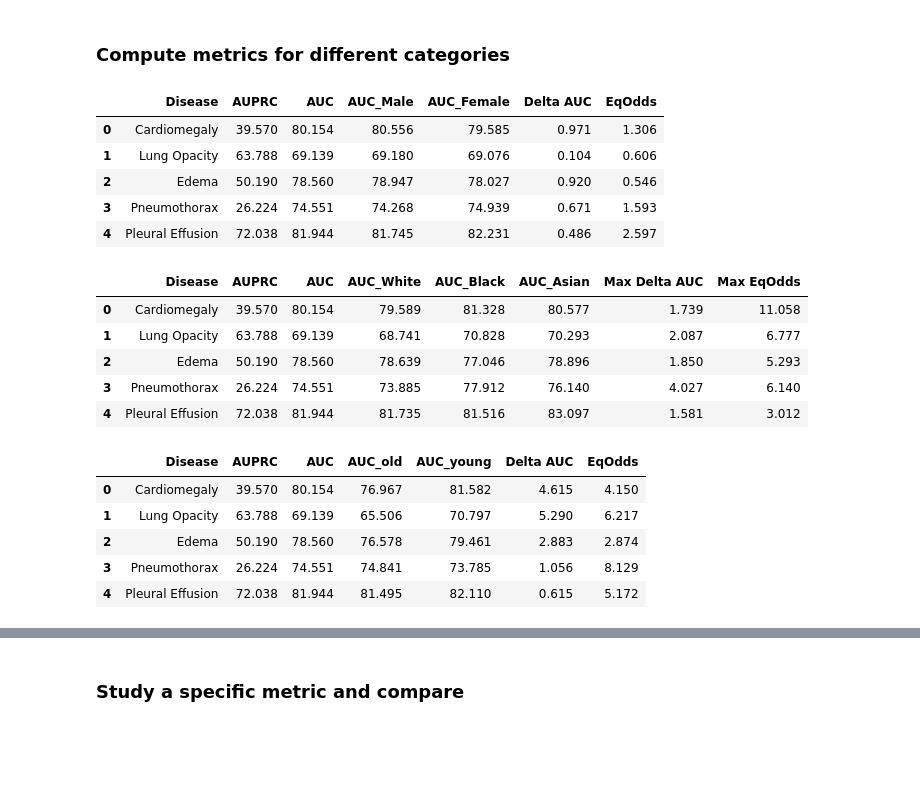
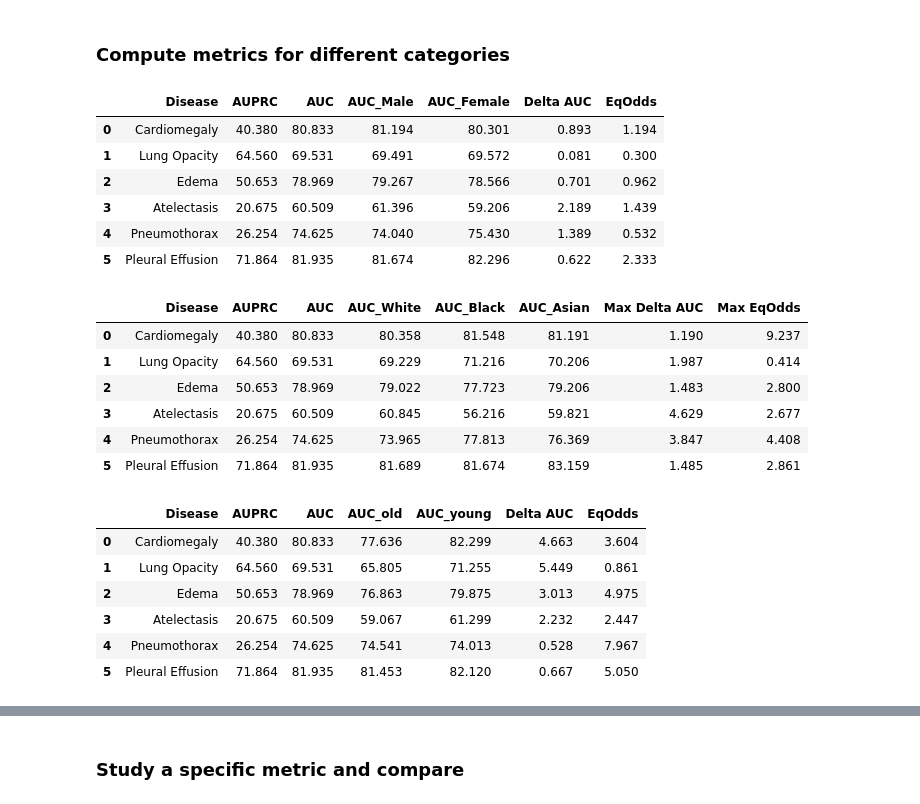
Before and after one commit to clemence-mottez/Mitigating-bias-in-DL-models, a Jupyter notebook: model_eval/densenet_from_embeddings_to_pred_with_NN.ipynb, the cells around one changed output, grey strips where cells are left out. Drawn from its saved outputs; the diff is of its cells as text; code cells hidden in the pictures; blank space fills up the shorter version.

```diff
--- a/model_eval/densenet_from_embeddings_to_pred_with_NN.ipynb
+++ b/model_eval/densenet_from_embeddings_to_pred_with_NN.ipynb
@@ -249,7 +249,7 @@ valid_embeddings = pd.DataFrame(valid['embeddings'].tolist())
 # diseases = ['Enlarged Cardiomediastinum', 'Cardiomegaly', 'Lung Opacity', 'Lung Lesion', 'Edema', 'Consolidation', 'Pneumonia',
             #  'Atelectasis', 'Pneumothorax', 'Pleural Effusion', 'Pleural Other', 'Fracture']
 diseases = ['Cardiomegaly', 'Lung Opacity', 'Edema', 'Atelectasis', 'Pneumothorax', 'Pleural Effusion']
-diseases = ['Cardiomegaly', 'Lung Opacity', 'Edema', 'Pneumothorax', 'Pleural Effusion']
+# diseases = ['Cardiomegaly', 'Lung Opacity', 'Edema', 'Pneumothorax', 'Pleural Effusion']
 # diseases = ['Lung Opacity', 'Pleural Effusion']
 
 # Labels for train and test
@@ -582,7 +578,7 @@ targets = np.array(updated_targets)
 # diseases = ['Enlarged Cardiomediastinum', 'Cardiomegaly', 'Lung Opacity', 'Lung Lesion', 'Edema', 'Consolidation', 'Pneumonia',
             # 'Atelectasis', 'Pneumothorax', 'Pleural Effusion', 'Pleural Other', 'Fracture', 'No finding']
 diseases = ['Cardiomegaly', 'Lung Opacity', 'Edema', 'Atelectasis', 'Pneumothorax', 'Pleural Effusion']
-diseases = ['Cardiomegaly', 'Lung Opacity', 'Edema', 'Pneumothorax', 'Pleural Effusion']
+# diseases = ['Cardiomegaly', 'Lung Opacity', 'Edema', 'Pneumothorax', 'Pleural Effusion']
 # diseases = ['Lung Opacity', 'Pleural Effusion']
 # %%
 def compute_metrics(predictions, targets):
@@ -1063,7 +1060,7 @@ for idx, disease in enumerate(diseases):
         }
 # %%
 # Initialize an empty list to store the data
-data = []
+data_sex = []
 
 # Iterate over the diseases in the metrics dictionary
 for disease, values in metrics.items():
@@ -1080,18 +1077,18 @@ for disease, values in metrics.items():
     fp_rate_female = metrics_female[disease]['FP Rate'] *100
 
     # Calculate delta AUC and equality of odds
-    delta_auc = abs(auc_male - auc_female)
-    eq_odds = 0.5 * (abs(tp_rate_male - tp_rate_female) + abs(fp_rate_male - fp_rate_female))
+    delta_auc_sex = abs(auc_male - auc_female)
+    eq_odds_sex = 0.5 * (abs(tp_rate_male - tp_rate_female) + abs(fp_rate_male - fp_rate_female))
 
     # Append to the data list
-    data.append([disease, auprc_overall, auc_overall, auc_male, auc_female, delta_auc, eq_odds])
+    data_sex.append([disease, auprc_overall, auc_overall, auc_male, auc_female, delta_auc_sex, eq_odds_sex])
 
 # Create a DataFrame
-df = pd.DataFrame(data, columns=['Disease', 'AUPRC', 'AUC', 'AUC_Male', 'AUC_Female', 'Delta AUC', 'EqOdds'])
+df_sex = pd.DataFrame(data_sex, columns=['Disease', 'AUPRC', 'AUC', 'AUC_Male', 'AUC_Female', 'Delta AUC', 'EqOdds'])
 
 
 # Styling the DataFrame
-styled_df = df.style.format({
+styled_df = df_sex.style.format({
     'AUC': "{:.3f}",
     'AUPRC': "{:.3f}",
     'AUC_Male': "{:.3f}",
@@ -1104,14 +1101,15 @@ styled_df = df.style.format({
 styled_df
 # %% [output]
 |  | Disease | AUPRC | AUC | AUC_Male | AUC_Female | Delta AUC | EqOdds |
-| 0 | Cardiomegaly | 39.570 | 80.154 | 80.556 | 79.585 | 0.971 | 1.306 |
-| 1 | Lung Opacity | 63.788 | 69.139 | 69.180 | 69.076 | 0.104 | 0.606 |
-| 2 | Edema | 50.190 | 78.560 | 78.947 | 78.027 | 0.920 | 0.546 |
-| 3 | Pneumothorax | 26.224 | 74.551 | 74.268 | 74.939 | 0.671 | 1.593 |
-| 4 | Pleural Effusion | 72.038 | 81.944 | 81.745 | 82.231 | 0.486 | 2.597 |
+| 0 | Cardiomegaly | 40.380 | 80.833 | 81.194 | 80.301 | 0.893 | 1.194 |
+| 1 | Lung Opacity | 64.560 | 69.531 | 69.491 | 69.572 | 0.081 | 0.300 |
+| 2 | Edema | 50.653 | 78.969 | 79.267 | 78.566 | 0.701 | 0.962 |
+| 3 | Atelectasis | 20.675 | 60.509 | 61.396 | 59.206 | 2.189 | 1.439 |
+| 4 | Pneumothorax | 26.254 | 74.625 | 74.040 | 75.430 | 1.389 | 0.532 |
+| 5 | Pleural Effusion | 71.864 | 81.935 | 81.674 | 82.296 | 0.622 | 2.333 |
 # %%
 # Initialize an empty list to store the data
-data = []
+data_race = []
 
 # Iterate over the diseases in the metrics dictionary
 for disease, values in metrics.items():
@@ -1133,46 +1131,47 @@ for disease, values in metrics.items():
         metrics_asian[disease]['FP Rate'] *100
     ]
 
     # Calculate the maximum delta AUC
-    delta_auc = max(abs(auc_groups[i] - auc_groups[j]) for i in range(len(auc_groups)) for j in range(i + 1, len(auc_groups)))
+    delta_auc_race = max(abs(auc_groups[i] - auc_groups[j]) for i in range(len(auc_groups)) for j in range(i + 1, len(auc_groups)))
 
     # Calculate the maximum equality of odds
-    eq_odds = max(
+    eq_odds_race = max(
         0.5 * (abs(tp_rates[i] - tp_rates[j]) + abs(fp_rates[i] - fp_rates[j]))
         for i in range(len(tp_rates)) for j in range(i + 1, len(tp_rates))
     )
 
     # Append to the data list
-    data.append([disease, auprc_overall, auc_overall] + auc_groups + [delta_auc, eq_odds])
+    data_race.append([disease, auprc_overall, auc_overall] + auc_groups + [delta_auc_race, eq_odds_race])
 
 # Create a DataFrame
 columns = ['Disease', 'AUPRC', 'AUC', 'AUC_White', 'AUC_Black', 'AUC_Asian', 'Max Delta AUC', 'Max EqOdds']
-df = pd.DataFrame(data, columns=columns)
+df_race = pd.DataFrame(data_race, columns=columns)
 
 # Display the DataFrame with styling
 # Styling the DataFrame
-styled_df = df.style.format({
+styled_df = df_race.style.format({
     'AUC': "{:.3f}",
     'AUPRC': "{:.3f}",
     'AUC_White': "{:.3f}",
     'AUC_Black': "{:.3f}",
     'AUC_Asian': "{:.3f}",
     'Max Delta AUC': "{:.3f}",
     'Max EqOdds': "{:.3f}"
 }).background_gradient(cmap='viridis', subset=['AUPRC', 'AUC', 'AUC_White', 'AUC_Black', 'AUC_Asian', 'Max Delta AUC', 'Max EqOdds'])
 
 # Display the styled DataFrame
 styled_df
 # %% [output]
 |  | Disease | AUPRC | AUC | AUC_White | AUC_Black | AUC_Asian | Max Delta AUC | Max EqOdds |
-| 0 | Cardiomegaly | 39.570 | 80.154 | 79.589 | 81.328 | 80.577 | 1.739 | 11.058 |
-| 1 | Lung Opacity | 63.788 | 69.139 | 68.741 | 70.828 | 70.293 | 2.087 | 6.777 |
-| 2 | Edema | 50.190 | 78.560 | 78.639 | 77.046 | 78.896 | 1.850 | 5.293 |
-| 3 | Pneumothorax | 26.224 | 74.551 | 73.885 | 77.912 | 76.140 | 4.027 | 6.140 |
-| 4 | Pleural Effusion | 72.038 | 81.944 | 81.735 | 81.516 | 83.097 | 1.581 | 3.012 |
+| 0 | Cardiomegaly | 40.380 | 80.833 | 80.358 | 81.548 | 81.191 | 1.190 | 9.237 |
+| 1 | Lung Opacity | 64.560 | 69.531 | 69.229 | 71.216 | 70.206 | 1.987 | 0.414 |
+| 2 | Edema | 50.653 | 78.969 | 79.022 | 77.723 | 79.206 | 1.483 | 2.800 |
+| 3 | Atelectasis | 20.675 | 60.509 | 60.845 | 56.216 | 59.821 | 4.629 | 2.677 |
+| 4 | Pneumothorax | 26.254 | 74.625 | 73.965 | 77.813 | 76.369 | 3.847 | 4.408 |
+| 5 | Pleural Effusion | 71.864 | 81.935 | 81.689 | 81.674 | 83.159 | 1.485 | 2.861 |
 # %%
 # Initialize an empty list to store the data
-data = []
+data_age = []
 
 # Iterate over the diseases in the metrics dictionary
 for disease, values in metrics.items():
@@ -1189,18 +1188,18 @@ for disease, values in metrics.items():
     fp_rate_young = metrics_young[disease]['FP Rate'] *100
 
     # Calculate delta AUC and equality of odds
-    delta_auc = abs(auc_old - auc_young)
-    eq_odds = 0.5 * (abs(tp_rate_old - tp_rate_young) + abs(fp_rate_old - fp_rate_young))
+    delta_auc_age = abs(auc_old - auc_young)
+    eq_odds_age = 0.5 * (abs(tp_rate_old - tp_rate_young) + abs(fp_rate_old - fp_rate_young))
 
     # Append to the data list
-    data.append([disease, auprc_overall, auc_overall, auc_old, auc_young, delta_auc, eq_odds])
+    data_age.append([disease, auprc_overall, auc_overall, auc_old, auc_young, delta_auc_age, eq_odds_age])
 
 # Create a DataFrame
-df = pd.DataFrame(data, columns=['Disease', 'AUPRC', 'AUC', 'AUC_old', 'AUC_young', 'Delta AUC', 'EqOdds'])
+df_age = pd.DataFrame(data_age, columns=['Disease', 'AUPRC', 'AUC', 'AUC_old', 'AUC_young', 'Delta AUC', 'EqOdds'])
 
 
 # Styling the DataFrame
-styled_df = df.style.format({
+styled_df = df_age.style.format({
     'AUC': "{:.3f}",
     'AUPRC': "{:.3f}",
     'AUC_old': "{:.3f}",
@@ -1213,10 +1212,11 @@ styled_df = df.style.format({
 styled_df
 # %% [output]
 |  | Disease | AUPRC | AUC | AUC_old | AUC_young | Delta AUC | EqOdds |
-| 0 | Cardiomegaly | 39.570 | 80.154 | 76.967 | 81.582 | 4.615 | 4.150 |
-| 1 | Lung Opacity | 63.788 | 69.139 | 65.506 | 70.797 | 5.290 | 6.217 |
-| 2 | Edema | 50.190 | 78.560 | 76.578 | 79.461 | 2.883 | 2.874 |
-| 3 | Pneumothorax | 26.224 | 74.551 | 74.841 | 73.785 | 1.056 | 8.129 |
-| 4 | Pleural Effusion | 72.038 | 81.944 | 81.495 | 82.110 | 0.615 | 5.172 |
+| 0 | Cardiomegaly | 40.380 | 80.833 | 77.636 | 82.299 | 4.663 | 3.604 |
+| 1 | Lung Opacity | 64.560 | 69.531 | 65.805 | 71.255 | 5.449 | 0.861 |
+| 2 | Edema | 50.653 | 78.969 | 76.863 | 79.875 | 3.013 | 4.975 |
+| 3 | Atelectasis | 20.675 | 60.509 | 59.067 | 61.299 | 2.232 | 2.447 |
+| 4 | Pneumothorax | 26.254 | 74.625 | 74.541 | 74.013 | 0.528 | 7.967 |
+| 5 | Pleural Effusion | 71.864 | 81.935 | 81.453 | 82.120 | 0.667 | 5.050 |
 # %%
 # Initialize an empty list to store the data
```
Also changed, not shown: parts of 12 cells of this notebook, 1 other file.
